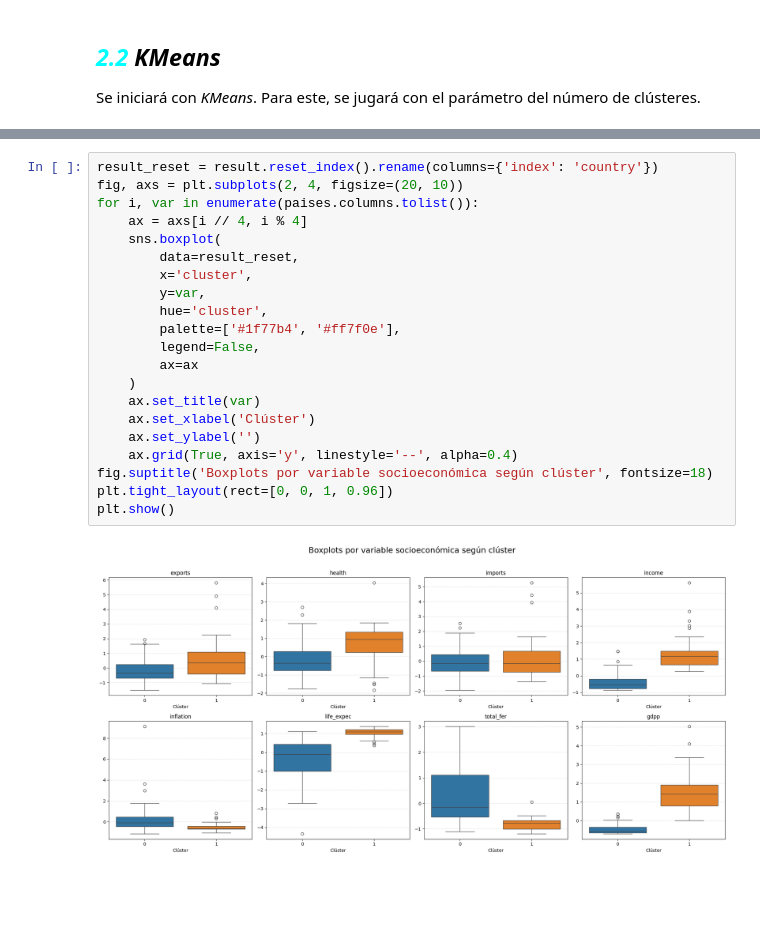
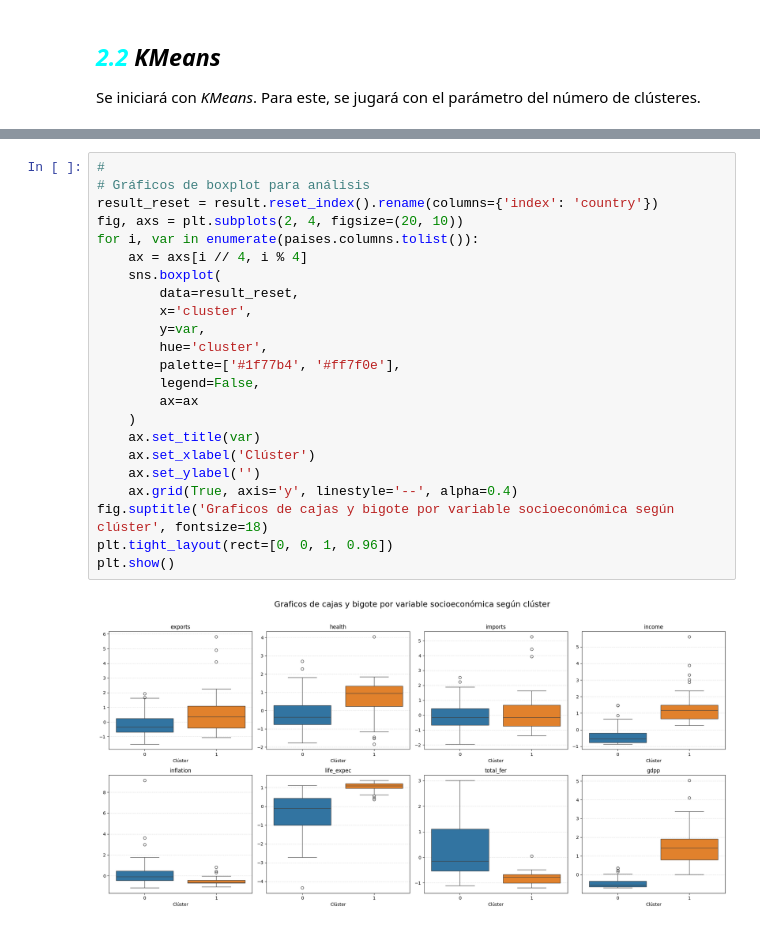
Before and after one commit to scuartasr/aprendmaq_entregable_3, a Jupyter notebook: Cuadernos/02_clusterizacion.ipynb, the cells around one changed output, grey strips where cells are left out. Drawn from its saved outputs; the diff is of its cells as text; blank space fills up the shorter version.

```diff
--- a/Cuadernos/02_clusterizacion.ipynb
+++ b/Cuadernos/02_clusterizacion.ipynb
@@ -200,25 +195,27 @@ plt.show()
 # %% [output]
 [figure]
 # %%
+#
+# Gráficos de boxplot para análisis
 result_reset = result.reset_index().rename(columns={'index': 'country'})
 fig, axs = plt.subplots(2, 4, figsize=(20, 10))
 for i, var in enumerate(paises.columns.tolist()):
     ax = axs[i // 4, i % 4]
     sns.boxplot(
         data=result_reset,
         x='cluster',
         y=var,
         hue='cluster',
         palette=['#1f77b4', '#ff7f0e'],
         legend=False,
         ax=ax
     )
     ax.set_title(var)
     ax.set_xlabel('Clúster')
     ax.set_ylabel('')
     ax.grid(True, axis='y', linestyle='--', alpha=0.4)
-fig.suptitle('Boxplots por variable socioeconómica según clúster', fontsize=18)
+fig.suptitle('Graficos de cajas y bigote por variable socioeconómica según clúster', fontsize=18)
 plt.tight_layout(rect=[0, 0, 1, 0.96])
 plt.show()
 # %% [output]
-[figure, old version]
+[figure, new version]
```
Also changed, not shown: parts of 20 cells of this notebook.
